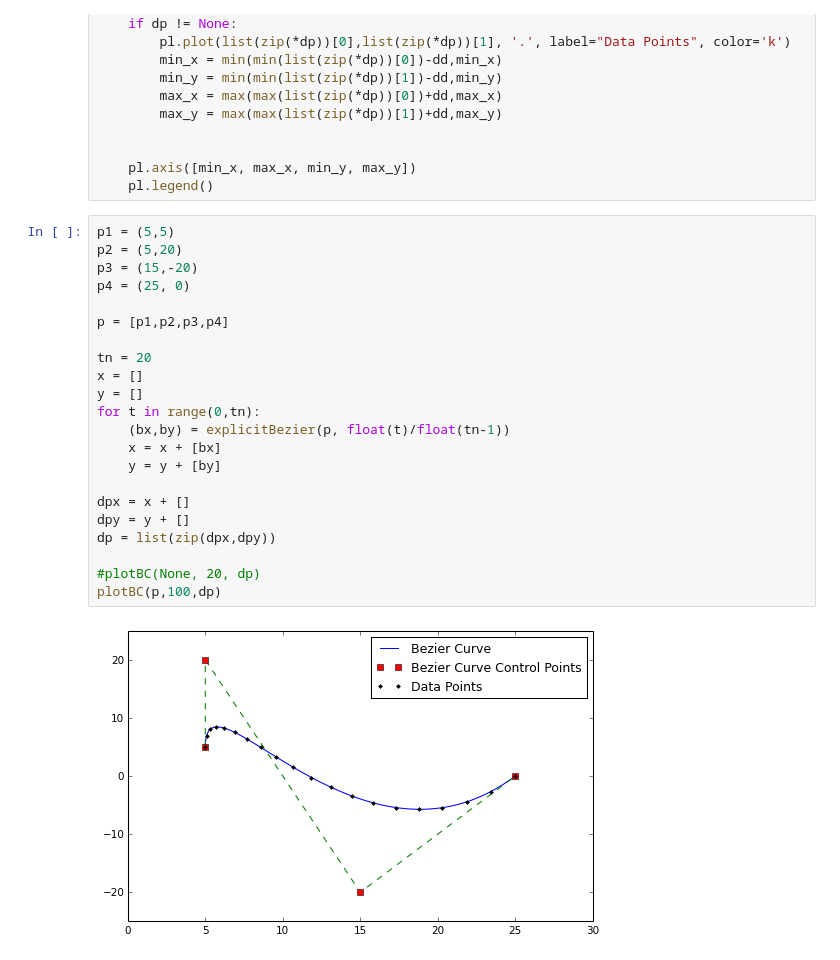
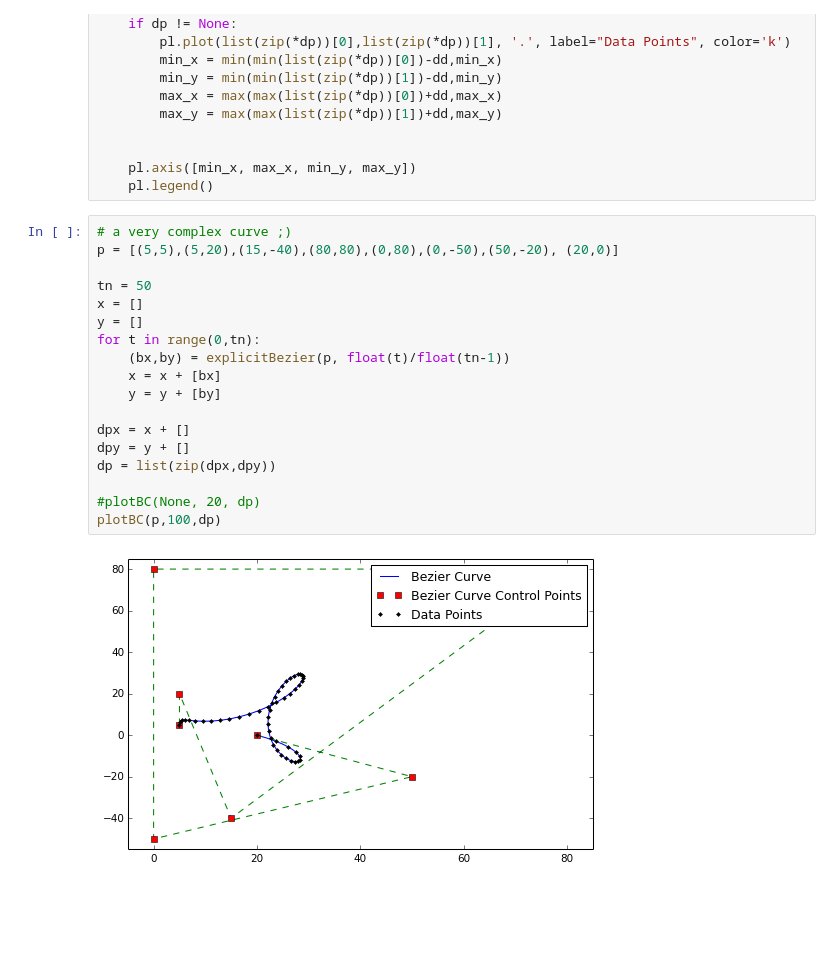
Before and after one commit to AllanHasegawa/pdebc, a Jupyter notebook: samples/bezier_fitting/notebook/pypde_t01.ipynb, the cells around one changed output. Saved outputs shown, nothing was run; the diff lists cells and outputs as text; blank space fills up the shorter version.

```diff
--- a/samples/bezier_fitting/notebook/pypde_t01.ipynb
+++ b/samples/bezier_fitting/notebook/pypde_t01.ipynb
@@ -89,27 +89,23 @@ def plotBC(ps=None, tn=0, dp=None, pop=None):
     pl.axis([min_x, max_x, min_y, max_y])
     pl.legend()
 # %%
-p1 = (5,5)
-p2 = (5,20)
-p3 = (15,-20)
-p4 = (25, 0)
+# a very complex curve ;)
+p = [(5,5),(5,20),(15,-40),(80,80),(0,80),(0,-50),(50,-20), (20,0)]
 
-p = [p1,p2,p3,p4]
-
-tn = 20
+tn = 50
 x = []
 y = []
 for t in range(0,tn):
     (bx,by) = explicitBezier(p, float(t)/float(tn-1))
     x = x + [bx]
     y = y + [by]
 
 dpx = x + []
 dpy = y + []
 dp = list(zip(dpx,dpy))
 
 #plotBC(None, 20, dp)
 plotBC(p,100,dp)
 # %% [output]
-[figure, old version]
+[figure, new version]
 # %%
```
Also changed, not shown: parts of 6 cells of this notebook, 3 other files.
